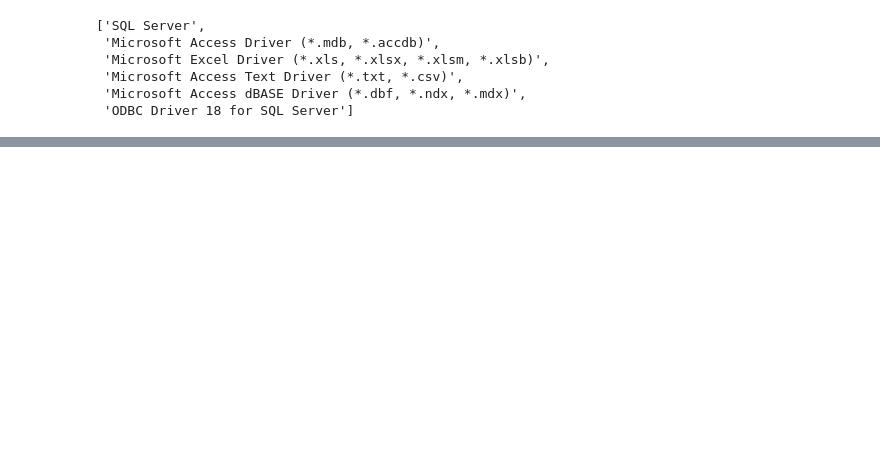
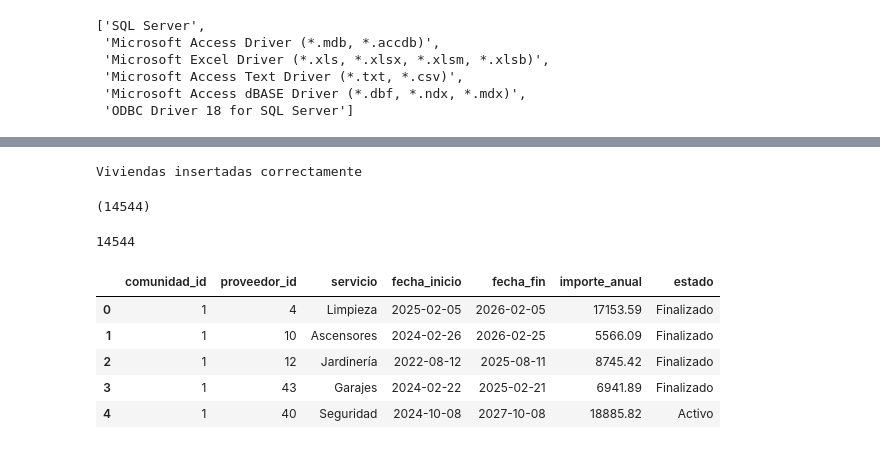
Before and after one commit to contactodiegovega/MyResidential, a Jupyter notebook: Fase2_datos.ipynb, the cells around one changed output, grey strips where cells are left out. Cells and saved outputs as stored; diff of their text form; code cells hidden in the pictures; blank space fills up the shorter version.

```diff
--- a/Fase2_datos.ipynb
+++ b/Fase2_datos.ipynb
@@ -891,0 +1030,51 @@ DBAPIError: (pyodbc.Error) ('FA004', "[FA004] [Microsoft][ODBC Driver 18 for SQL
+# %%
+columnas_viviendas = [
+    "vivienda_id",
+    "comunidad_id",
+    "portal",
+    "planta",
+    "puerta",
+    "metros_cuadrados"
+]
+
+datos = df_viviendas[columnas_viviendas].values.tolist()
+
+cursor.execute("SET IDENTITY_INSERT viviendas ON")
+
+cursor.executemany("""
+    INSERT INTO viviendas (
+        vivienda_id,
+        comunidad_id,
+        portal,
+        planta,
+        puerta,
+        metros_cuadrados
+    )
+    VALUES (?, ?, ?, ?, ?, ?)
+""", datos)
+
+cursor.execute("SET IDENTITY_INSERT viviendas OFF")
+
+conn.commit()
+
+print("Viviendas insertadas correctamente")
+# %% [output]
+Viviendas insertadas correctamente
+# %%
+cursor.execute("SELECT COUNT(*) FROM viviendas")
+print(cursor.fetchone())
+# %% [output]
+(14544)
+# %%
+print(len(df_viviendas))
+# %% [output]
+14544
+# %%
+df_contratos.head()
+# %% [output]
+|  | comunidad_id | proveedor_id | servicio | fecha_inicio | fecha_fin | importe_anual | estado |
+| 0 | 1 | 4 | Limpieza | 2025-02-05 | 2026-02-05 | 17153.59 | Finalizado |
+| 1 | 1 | 10 | Ascensores | 2024-02-26 | 2026-02-25 | 5566.09 | Finalizado |
+| 2 | 1 | 12 | Jardinería | 2022-08-12 | 2025-08-11 | 8745.42 | Finalizado |
+| 3 | 1 | 43 | Garajes | 2024-02-22 | 2025-02-21 | 6941.89 | Finalizado |
+| 4 | 1 | 40 | Seguridad | 2024-10-08 | 2027-10-08 | 18885.82 | Activo |
```
Also changed, not shown: parts of 46 cells of this notebook.
